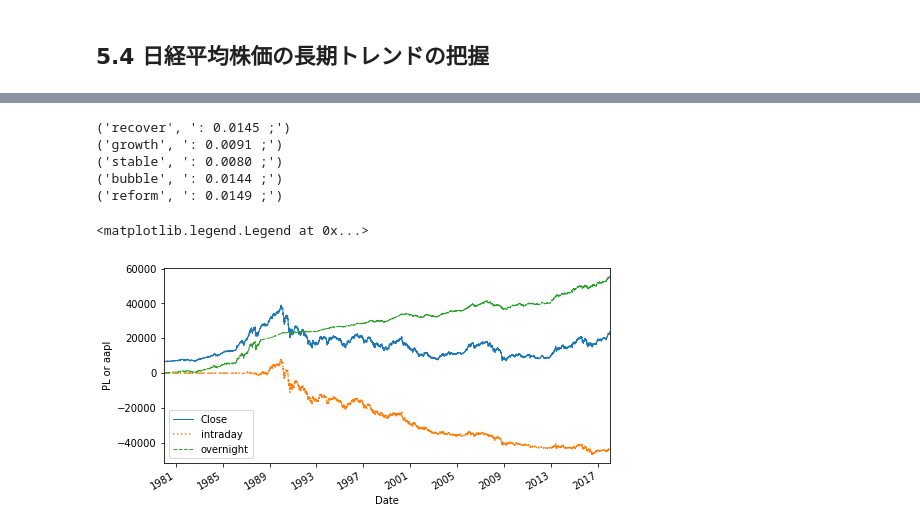
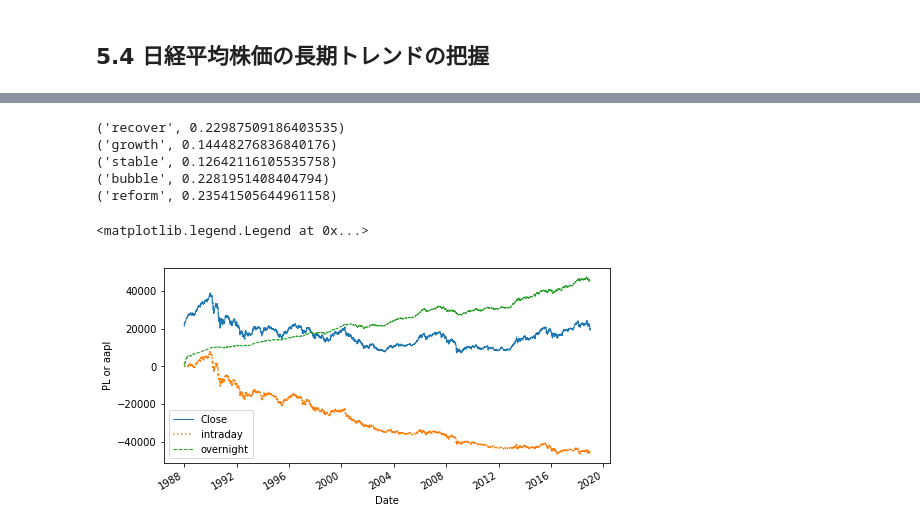
Before and after one commit to innovation1005/python3-for-system-trade, a Jupyter notebook: 270/pan5.ipynb, the cells around one changed output, grey strips where cells are left out. Drawn from its saved outputs; the diff is of its cells as text; code cells hidden in the pictures.

```diff
--- a/270/pan5.ipynb
+++ b/270/pan5.ipynb
@@ -82,32 +82,32 @@ Text(0.5,1,u'Log Nikkei 225 index and structural change')
 import pandas_datareader.data as pdr
 import numpy as np
 for i in range(len(dates)-1):
-    vol=np.log(n225[dates[i]:dates[i+1]]).diff().std()
-    print(states[i],': %2.4f ;'%vol,)
+    vol=np.log(n225[dates[i]:dates[i+1]]).diff().std()*np.sqrt(250)
+    print(states[i],vol)
 # %% [output]
-('recover', ': 0.0145 ;')
-('growth', ': 0.0091 ;')
-('stable', ': 0.0080 ;')
-('bubble', ': 0.0144 ;')
-('reform', ': 0.0149 ;')
+('recover', 0.22987509186403535)
+('growth', 0.14448276836840176)
+('stable', 0.12642116105535758)
+('bubble', 0.2281951408404794)
+('reform', 0.23541505644961158)
 # %%
 plt.figure(figsize=(8,4))
-analysis= web.DataReader("^N225", 'yahoo',"1980/1/1",end)
+analysis= web.DataReader("^N225", 'yahoo',"1988/1/1",end).dropna()
 analysis['intraday']=0#None
 analysis['overnight']=0#None
 c0=analysis.Close.iloc[0]
 for i in range(1,len(analysis)):
-    o=analysis.iloc[i,0]#列0
-    c=analysis.iloc[i,3]#列3
+    o=analysis.Open.iloc[i]#列0
+    c=analysis.Close.iloc[i]#列3
     analysis.iloc[i,6]=c-o#列6　Intraday
     analysis.iloc[i,7]=o-c0#列７ overnight
     c0=c
 analysis.Close.plot(label='Close',linewidth=1)
 analysis.intraday.cumsum().plot(label="intraday",linestyle=":")
 analysis.overnight.cumsum().plot(label="overnight",linestyle='--',linewidth=1)
 plt.legend()
 plt.ylabel('PL or aapl')
 plt.legend(loc='lower left')
 # %% [output]
 <matplotlib.legend.Legend at 0x...>
-[figure, old version]
+[figure, new version]
```
Also changed, not shown: parts of 8 cells of this notebook, 1 other file.
